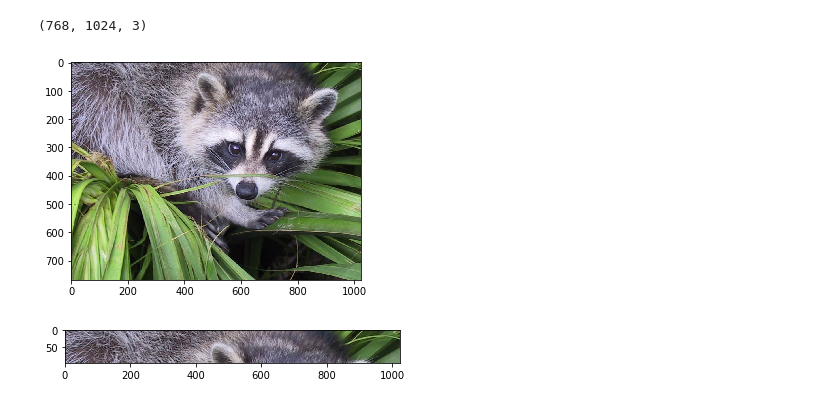
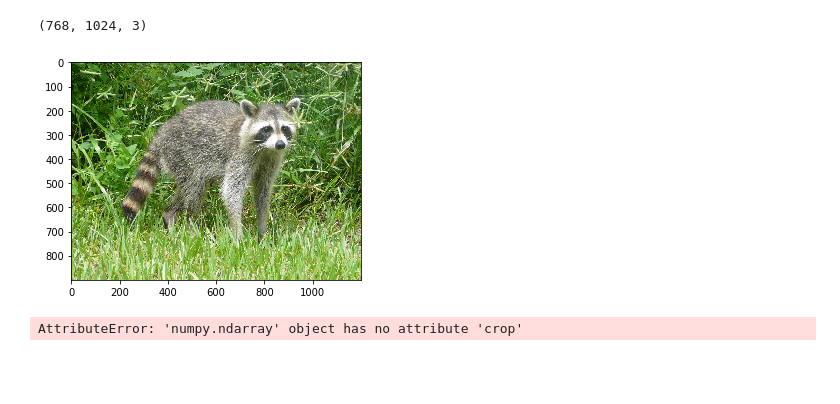
Before and after one commit to 2020-A-Python-GR1/py-vinueza-garcia-rafael-eduardo, a Jupyter notebook: 02 - numpy/05 - imagenes.ipynb, the cells around one changed output. Saved outputs shown, nothing was run; the diff lists cells and outputs as text; code cells hidden in the pictures; blank space fills up the shorter version.

```diff
--- a/02 - numpy/05 - imagenes.ipynb
+++ b/02 - numpy/05 - imagenes.ipynb
@@ -32,12 +33,39 @@ mapache.shape
 # %% [output]
 (768, 1024, 3)
 # %%
+mapache = np.array(Image.open('./mapache.jpg'))
 plt.imshow(mapache)
 plt.show()
 # %% [output]
-[figure, old version]
+[figure, new version]
-# %%
-plt.imshow(mapache[0:100])
-plt.show()
-# %% [output]
-[figure, removed]
+# %%
+mapache = np.array(Image.open('./mapache.jpg'))
+dimension = 3
+tamanio_pieza_float = mapache.shape/np.array((dimension,dimension,1))
+tamanio_pieza = tamanio_pieza_float.astype(np.int)
+
+grilla = np.array([])
+inicio = np.array([0,0])
+fin = np.array([tamanio_pieza[0], tamanio_pieza[1]])
+i = dimension
+j = dimension
+num = 0
+
+pieza[num] = mapache.crop(0,0,tamanio_pieza[1],tamanio_pieza[0])
+
+while j > 0:
+    while i > 0:
+        #grilla = np.append(grilla, mapache[inicio[0]:fin[0], inicio[1]:fin[1]])
+        #pieza[num] = mapache.crop(0,0,inicio[0],fin[0])
+        num = num + 1
+        inicio[1] = inicio[1] + tamanio_pieza[1]
+        fin[1] = fin[1] + tamanio_pieza[1]
+        i = i - 1
+    inicio[0] = inicio[0] + tamanio_pieza[0]
+    fin[0] = fin[0] + tamanio_pieza[0]
+    inicio[1] = 0
+    fin[1] = tamanio_pieza[1]
+    i = dimension
+    j = j - 1
+# %% [output]
+AttributeError: 'numpy.ndarray' object has no attribute 'crop'
```
Also changed, not shown: parts of 2 cells of this notebook, 5 other files.
